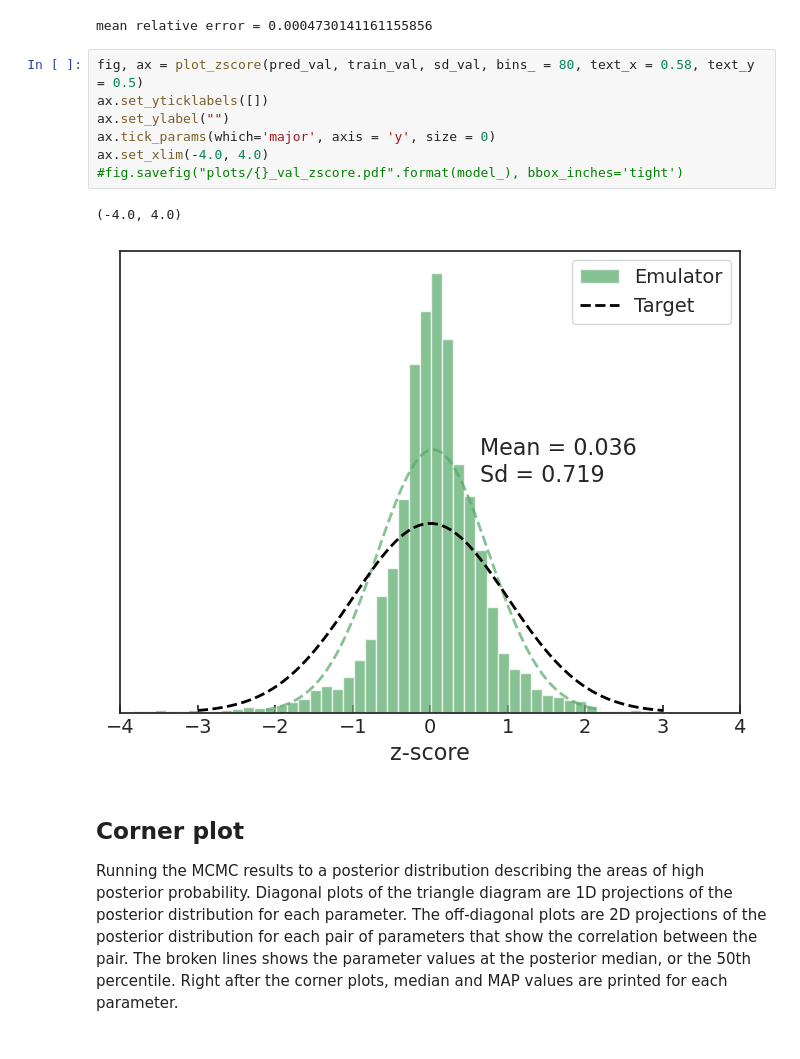
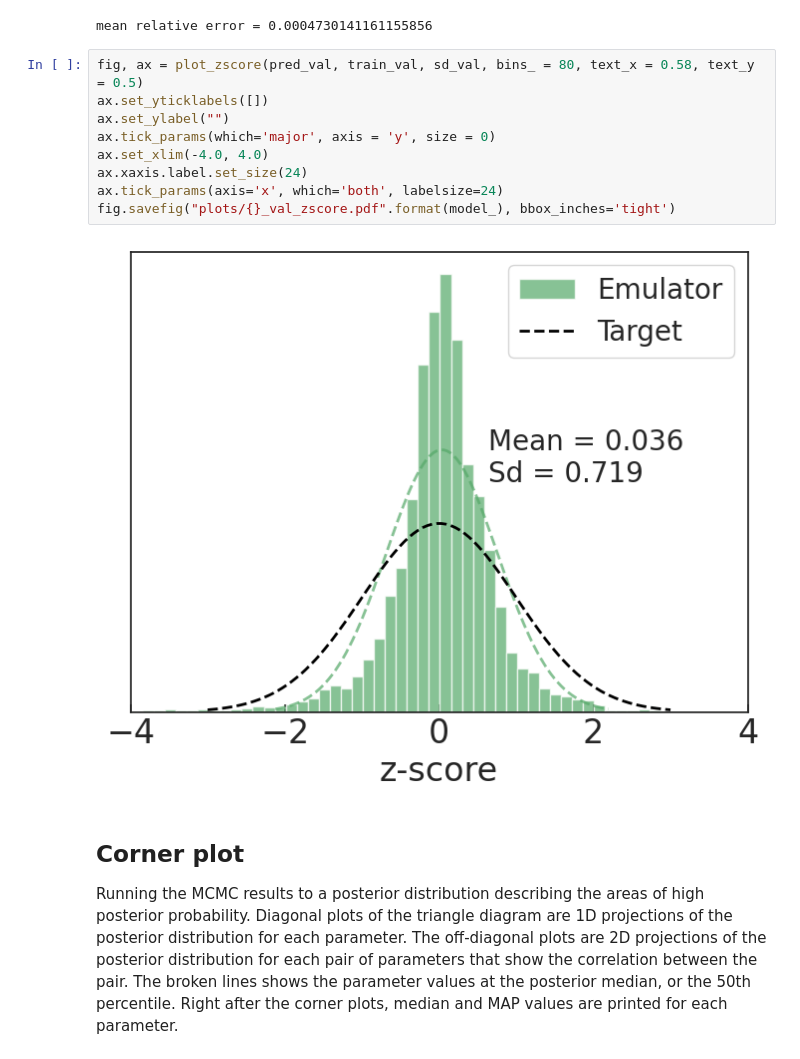
Before and after one commit to camcasuga/BayesianBK_results, a Jupyter notebook: analysis.ipynb, the cells around one changed output. Saved outputs shown, nothing was run; the diff lists cells and outputs as text.

```diff
--- a/analysis.ipynb
+++ b/analysis.ipynb
@@ -159,13 +163,14 @@ mean relative error = 0.0004730141161155856
 # %%
 fig, ax = plot_zscore(pred_val, train_val, sd_val, bins_ = 80, text_x = 0.58, text_y = 0.5)
 ax.set_yticklabels([])
 ax.set_ylabel("")
 ax.tick_params(which='major', axis = 'y', size = 0)
 ax.set_xlim(-4.0, 4.0)
-#fig.savefig("plots/{}_val_zscore.pdf".format(model_), bbox_inches='tight')
+ax.xaxis.label.set_size(24)
+ax.tick_params(axis='x', which='both', labelsize=24)
+fig.savefig("plots/{}_val_zscore.pdf".format(model_), bbox_inches='tight')
 # %% [output]
-(-4.0, 4.0)
-[figure, old version]
+[figure, new version]
 # %% [markdown]
 ## Corner plot
 Running the MCMC results to a posterior distribution describing the areas of high posterior probability. Diagonal plots of the triangle diagram are 1D projections of the posterior distribution for each parameter. The off-diagonal plots are 2D projections of the posterior distribution for each pair of parameters that show the correlation between the pair. The broken lines shows the parameter values at the posterior median, or the 50th percentile. Right after the corner plots, median and MAP values are printed for each parameter.
```
Also changed, not shown: parts of 7 cells of this notebook, 8 other files.
